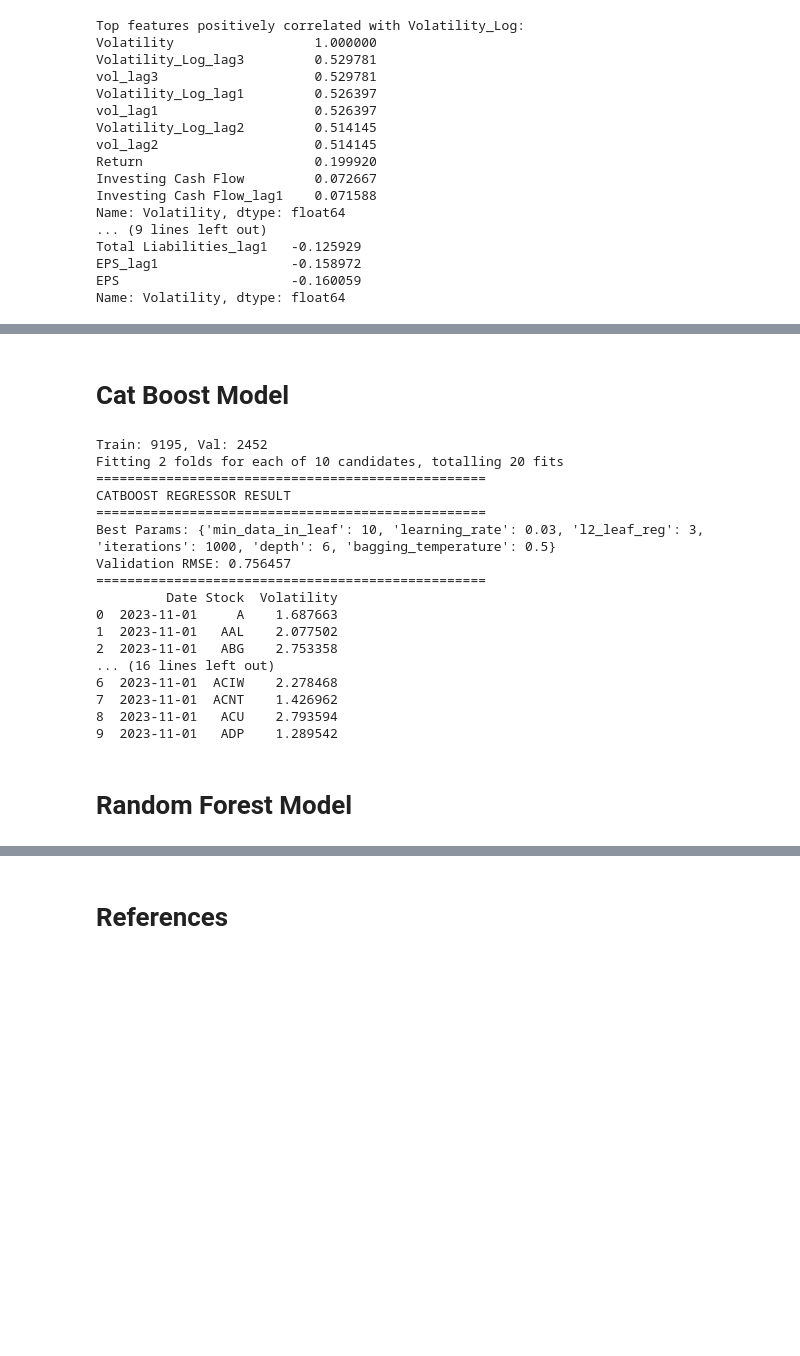
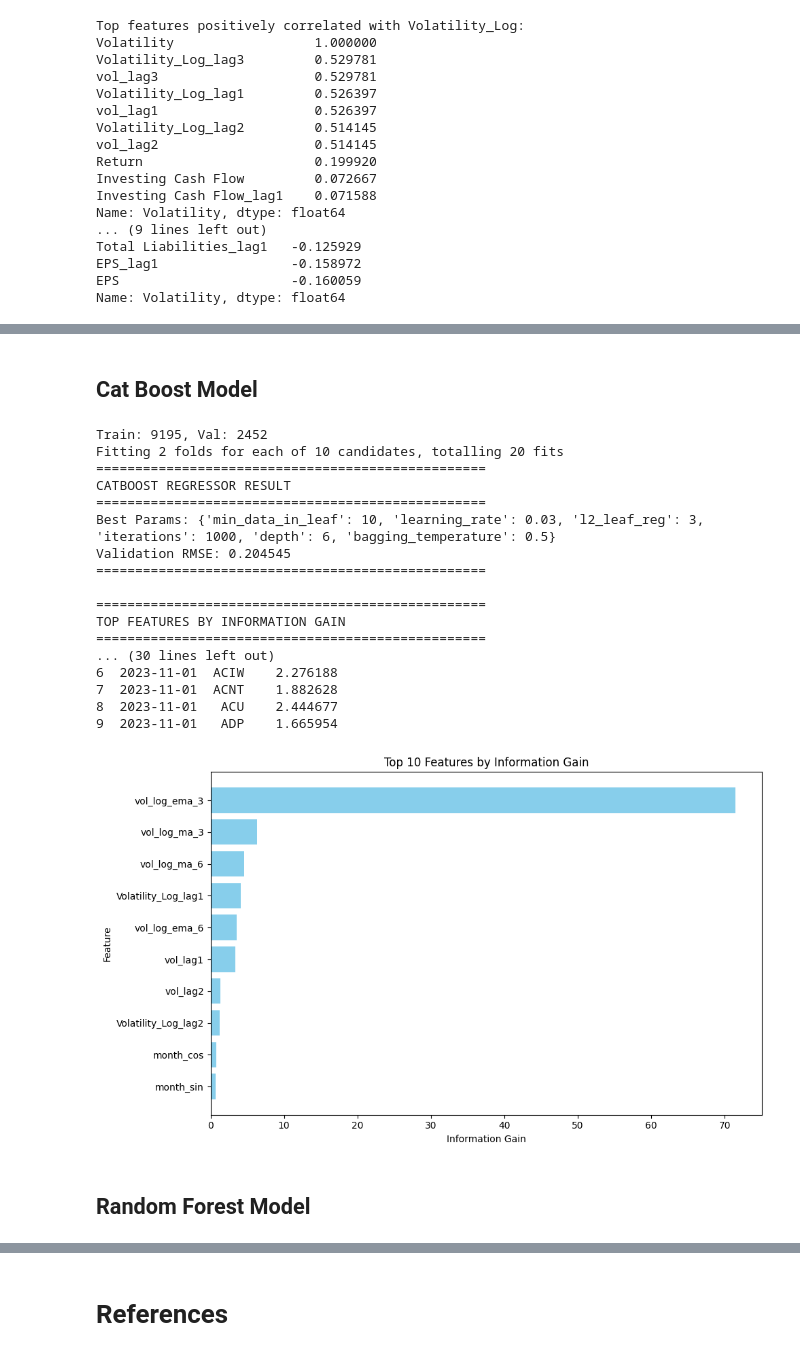
Before and after one commit to MathiasHMorgan/Stock-Volatility-Prediction, a Jupyter notebook: ass1.ipynb, the cells around one changed output, grey strips where cells are left out. Saved outputs shown, nothing was run; the diff lists cells and outputs as text; code cells hidden in the pictures; blank space fills up the shorter version.

```diff
--- a/ass1.ipynb
+++ b/ass1.ipynb
@@ -227 +278,15 @@ stockVolDf.to_csv('A1_stock_volatility_feature_engineered.csv', index=False)
+# %%
+def plot_top_features(importance_df, feature_col='feature', gain_col='gain', top_n=10):
+    # Sort and select top features
+    top_features = importance_df.sort_values(by=gain_col, ascending=False).head(top_n)
+
+    # Plot
+    plt.figure(figsize=(10, 6))
+    plt.barh(top_features[feature_col], top_features[gain_col], color='skyblue')
+    plt.xlabel('Information Gain')
+    plt.ylabel('Feature')
+    plt.title(f'Top {top_n} Features by Information Gain')
+    plt.gca().invert_yaxis()
+    plt.tight_layout()
+    plt.show()
 # %% [markdown]
@@ -357,7 +435,8 @@ Validation RMSE (original scale): 0.792638
 # %% [markdown]
-# Cat Boost Model
+## Cat Boost Model
 # %%
 # -------------------------- 1. Load --------------------------
+
 trainPath = "A1_stock_volatility_feature_engineered.csv"
 submitPath = "A1_stock_volatility_submission.csv"
 
@@ -371,8 +450,8 @@ submitDf["Stock"] = submitDf["Stock"].astype("category")
 featureCols = [col for col in trainDf.columns if col not in {"Date", "Volatility", "Volatility_Log"}]
 targetCol = "Volatility_Log"
 
+# -------------------------- 2. Time-Series Split --------------------------
 
-# -------------------------- 2. Time-Series Split --------------------------
 allDates = sorted(trainDf["Date"].unique())
 splitIdx = int(len(allDates) * 0.8)
 valDates = set(allDates[splitIdx:])
@@ -388,6 +467,7 @@ yVal   = valSet[targetCol]
 print(f"Train: {len(trainSet)}, Val: {len(valSet)}")
 
 # -------------------------- 3. CatBoost Hyperparameter Search --------------------------
+
 paramDist = {
     "iterations": [500, 1000],
     "learning_rate": [0.01, 0.03],
@@ -427,6 +507,7 @@ randomSearch.fit(
 bestModel = randomSearch.best_estimator_
 
 # -------------------------- 4. Validation --------------------------
+
 valPredLog = bestModel.predict(xVal)
 valPredReal = np.expm1(valPredLog)
 valTrueReal = np.expm1(yVal)
@@ -439,7 +520,29 @@ print(f"Best Params: {randomSearch.best_params_}")
 print(f"Validation RMSE: {cbValRmse:.6f}")
 print(f"{'='*50}")
 
-# -------------------------- 5. Volatility Prediction --------------------------
+# -------------------------- 5. Feature Importance --------------------------
+
+print("\n" + "="*50)
+print("TOP FEATURES BY INFORMATION GAIN")
+print("="*50)
+
+# Re-fit best model on FULL training data (optional, but gives best importance)
+bestModel.fit(xTrain, yTrain)  # already fitted in search, but safe to re-run
+
+# Get feature importance (gain = total reduction in loss from splits on this feature)
+importances = bestModel.feature_importances_
+featureNames = xTrain.columns
+
+# Create DataFrame
+importance_df = pd.DataFrame({
+    'Feature': featureNames,
+    'Gain': importances
+}).sort_values(by='Gain', ascending=False).reset_index(drop=True)
+
+# Show top 20
+print(importance_df.head(20).to_string(index=False))
+
+# -------------------------- 6. Volatility Prediction --------------------------
 submitDate = "2023-11-01"
 submitRows = submitDf[submitDf["Date"] == submitDate].copy()
 
@@ -451,46 +554,52 @@ for stock in submitRows["Stock"]:
     else:
         row = trainDf[featureCols].median(numeric_only=True)
         row["Stock"] = stock
     latestRows.append(row)
 
 latestDf = pd.DataFrame(latestRows)
 latestDf["Stock"] = latestDf["Stock"].astype("category")
 xSubmit = latestDf[featureCols]
 
 predLog = bestModel.predict(xSubmit)
 predVol = np.expm1(predLog)
 
 submission = pd.DataFrame({
     "Date": submitDate,
     "Stock": submitRows["Stock"].values,
     "Volatility": predVol
 }).sort_values("Stock").reset_index(drop=True)
 
-# -------------------------- 6. Results --------------------------
+# -------------------------- 7. Results --------------------------
+
 outPath = "A1_stock_volatility_submission.csv"
 submission.to_csv(outPath, index=False)
 print(f"\nSubmission saved → {outPath}")
 print(submission.head(10))
+
+# -------------------------- 8. Results --------------------------
+
+plot_top_features(importance_df, feature_col='Feature', gain_col='Gain', top_n=10)
 # %% [output]
 Train: 9195, Val: 2452
 Fitting 2 folds for each of 10 candidates, totalling 20 fits
 ==================================================
 CATBOOST REGRESSOR RESULT
 ==================================================
 Best Params: {'min_data_in_leaf': 10, 'learning_rate': 0.03, 'l2_leaf_reg': 3, 'iterations': 1000, 'depth': 6, 'bagging_temperature': 0.5}
-Validation RMSE: 0.756457
+Validation RMSE: 0.204545
 ==================================================
-         Date Stock  Volatility
-0  2023-11-01     A    1.687663
-1  2023-11-01   AAL    2.077502
-2  2023-11-01   ABG    2.753358
-... (16 lines left out)
-6  2023-11-01  ACIW    2.278468
-7  2023-11-01  ACNT    1.426962
-8  2023-11-01   ACU    2.793594
-9  2023-11-01   ADP    1.289542
+
+==================================================
+TOP FEATURES BY INFORMATION GAIN
+==================================================
+... (30 lines left out)
+6  2023-11-01  ACIW    2.276188
+7  2023-11-01  ACNT    1.882628
+8  2023-11-01   ACU    2.444677
+9  2023-11-01   ADP    1.665954
+[figure, added]
 # %% [markdown]
-# Random Forest Model
+## Random Forest Model
 # %%
 # -------------------------- 1. Load --------------------------
 trainPath = "A1_stock_volatility_feature_engineered.csv"
```
Also changed, not shown: parts of 16 cells of this notebook.
